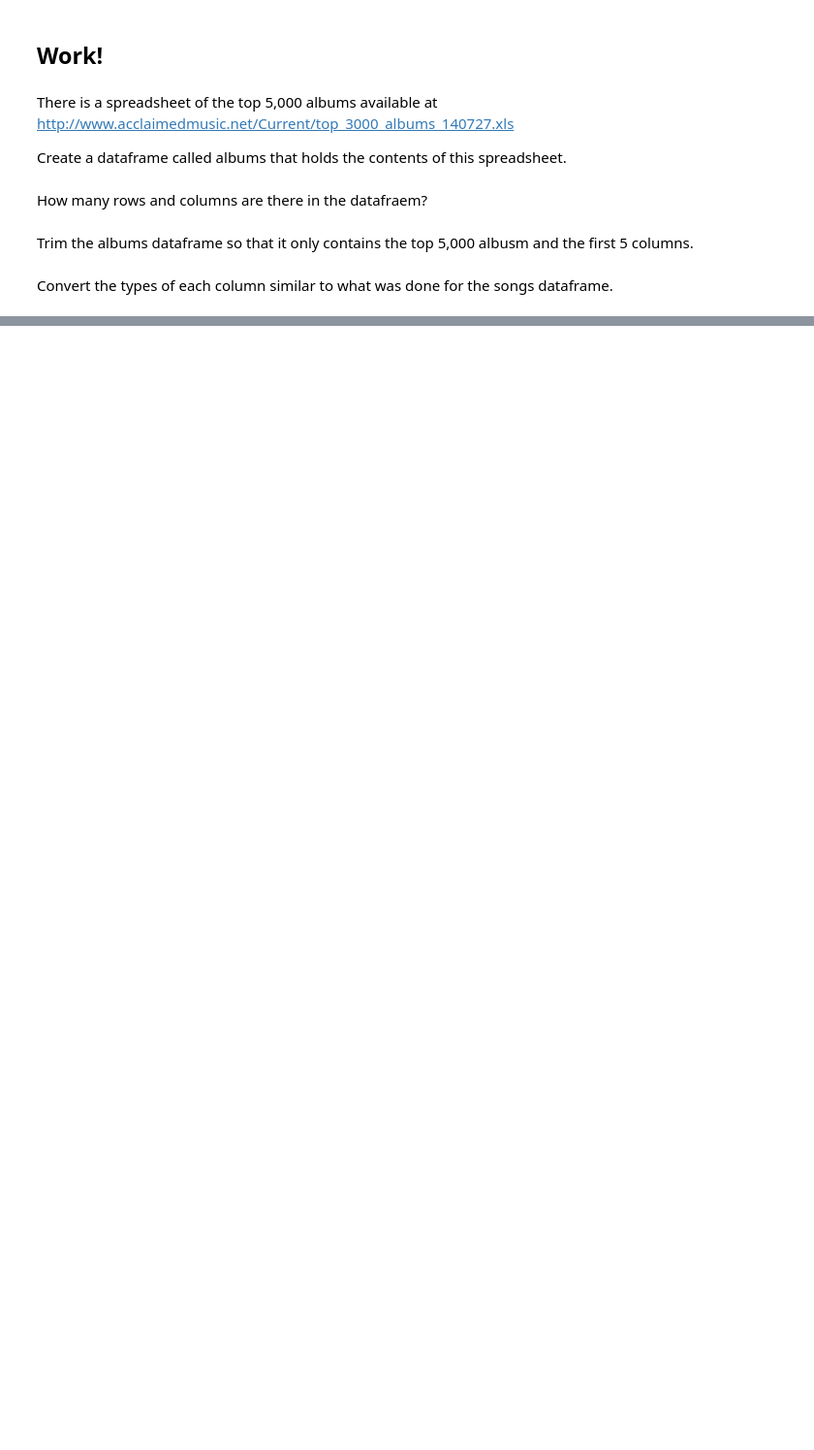
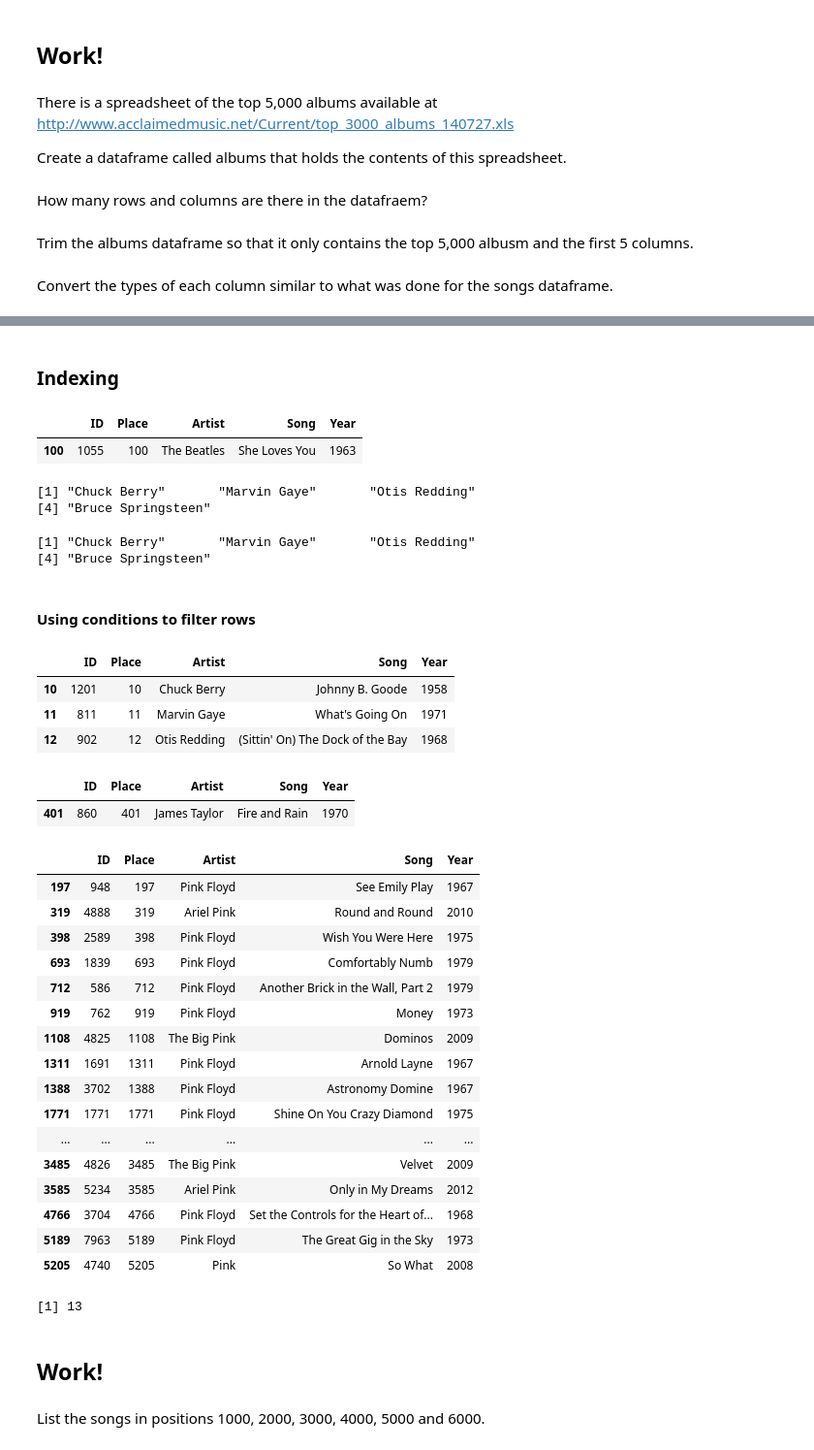
Before and after one commit to duke-biostats/ngs-2015, a Jupyter notebook: Working with data (Part 2).ipynb, the cells around one changed output, grey strips where cells are left out. Shown: that part at 97% size. Drawn from its saved outputs; the diff is of its cells as text; code cells hidden in the pictures; blank space fills up the shorter version.

```diff
--- a/Working with data (Part 2).ipynb
+++ b/Working with data (Part 2).ipynb
@@ -143,12 +143,8 @@ sapply(songs, class)
 #### Change types to more appropriate classes so that we can manipulate them
 # %%
 songs$Place <- as.numeric(songs$Place)
-songs$ID <- as.numeric(songs$ID)
-# %%
-songs$Year <- as.Date(songs$Year, format='%Y')
-# %%
-i <- sapply(songs, is.factor)
-songs[i] <- sapply(songs[i], as.character)
+# %%
+songs[, c('ID', 'Place', 'Year')] <- sapply(songs[, c('ID', 'Place', 'Year')], as.numeric)
 # %%
 sapply(songs, class)
 # %% [output]
@@ -172,0 +169,67 @@ Selecting and summarizing dataframes
+# %% [markdown]
+### Indexing
+# %%
+# Gettting one row
+songs[100,]
+# %% [output]
+|  | ID | Place | Artist | Song | Year |
+| 100 | 1055 | 100 | The Beatles | She Loves You | 1963 |
+# %%
+# getting rows from one column
+songs[10:13, 3]
+# %% [output]
+[1] "Chuck Berry"       "Marvin Gaye"       "Otis Redding"
+[4] "Bruce Springsteen"
+# %%
+# using column names
+songs[10:13, 'Artist']
+# %% [output]
+[1] "Chuck Berry"       "Marvin Gaye"       "Otis Redding"
+[4] "Bruce Springsteen"
+# %% [markdown]
+#### Using conditions to filter rows
+# %%
+songs[(songs$Place >= 10) & (songs$Place < 13),]
+# %% [output]
+|  | ID | Place | Artist | Song | Year |
+| 10 | 1201 | 10 | Chuck Berry | Johnny B. Goode | 1958 |
+| 11 | 811 | 11 | Marvin Gaye | What's Going On | 1971 |
+| 12 | 902 | 12 | Otis Redding | (Sittin' On) The Dock of the Bay | 1968 |
+# %%
+# What is James Taylor's highest ranked song?
+songs[match("James Taylor", songs$Artist),]
+# %% [output]
+|  | ID | Place | Artist | Song | Year |
+| 401 | 860 | 401 | James Taylor | Fire and Rain | 1970 |
+# %%
+# Find all songs fro groups or artists with pink in their name
+idx <- grep("pink", songs$Artist, ignore.case=TRUE)
+songs[idx,]
+# %% [output]
+|  | ID | Place | Artist | Song | Year |
+| 197 | 948 | 197 | Pink Floyd | See Emily Play | 1967 |
+| 319 | 4888 | 319 | Ariel Pink | Round and Round | 2010 |
+| 398 | 2589 | 398 | Pink Floyd | Wish You Were Here | 1975 |
+| 693 | 1839 | 693 | Pink Floyd | Comfortably Numb | 1979 |
+| 712 | 586 | 712 | Pink Floyd | Another Brick in the Wall, Part 2 | 1979 |
+| 919 | 762 | 919 | Pink Floyd | Money | 1973 |
+| 1108 | 4825 | 1108 | The Big Pink | Dominos | 2009 |
+| 1311 | 1691 | 1311 | Pink Floyd | Arnold Layne | 1967 |
+| 1388 | 3702 | 1388 | Pink Floyd | Astronomy Domine | 1967 |
+| 1771 | 1771 | 1771 | Pink Floyd | Shine On You Crazy Diamond | 1975 |
+| ... | ... | ... | ... | ... | ... |
+| 3485 | 4826 | 3485 | The Big Pink | Velvet | 2009 |
+| 3585 | 5234 | 3585 | Ariel Pink | Only in My Dreams | 2012 |
+| 4766 | 3704 | 4766 | Pink Floyd | Set the Controls for the Heart of... | 1968 |
+| 5189 | 7963 | 5189 | Pink Floyd | The Great Gig in the Sky | 1973 |
+| 5205 | 4740 | 5205 | Pink | So What | 2008 |
+# %%
+# How many songs does Pink Floyd have in the songs dataframe?
+sum(songs$Artist == "Pink Floyd")
+# %% [output]
+[1] 13
+# %% [markdown]
+Work!
+----
+# %% [markdown]
+List the songs in positions 1000, 2000, 3000, 4000, 5000 and 6000.
```
Also changed, not shown: parts of 25 cells of this notebook.
